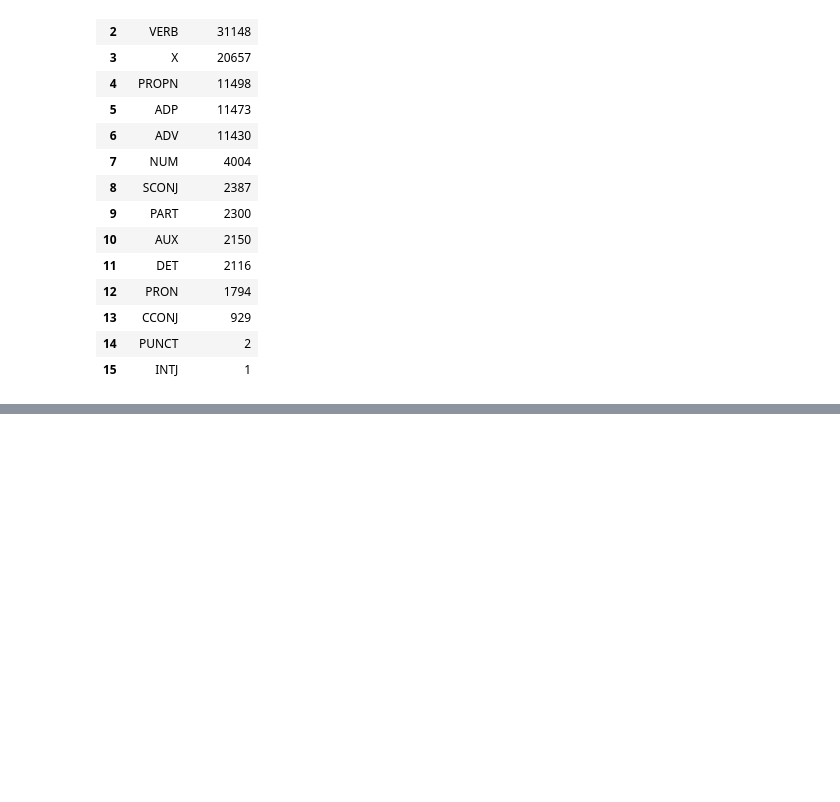
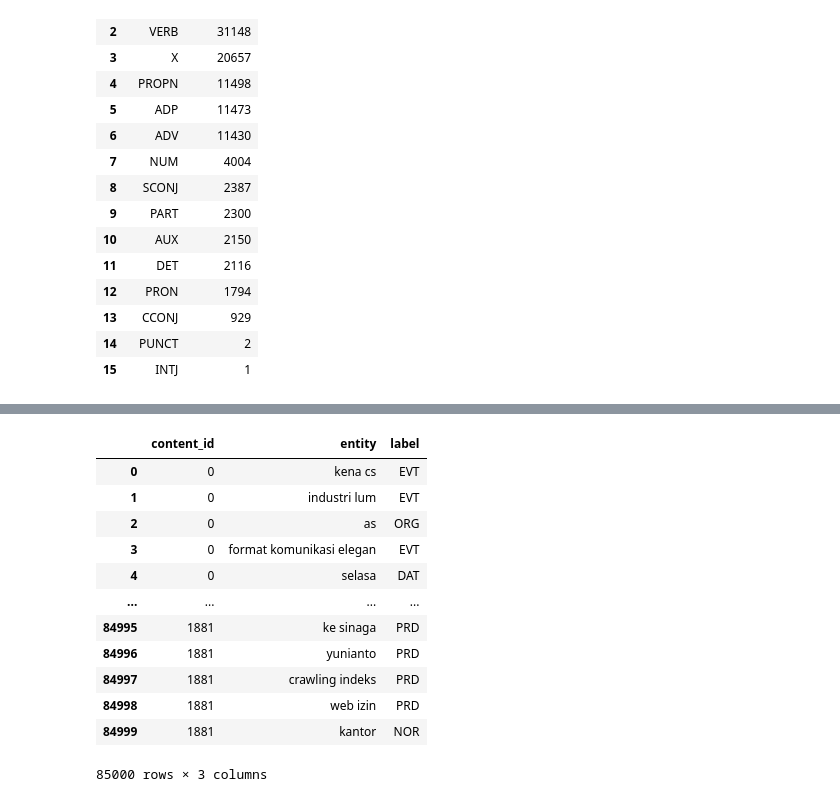
Before and after one commit to ayualfia/5026231033, a Jupyter notebook: Notebook/4_POS_&_NER.ipynb, the cells around one changed output, grey strips where cells are left out. Cells and saved outputs as stored; diff of their text form; code cells hidden in the pictures; blank space fills up the shorter version.

```diff
--- a/Notebook/4_POS_&_NER.ipynb
+++ b/Notebook/4_POS_&_NER.ipynb
@@ -246,0 +325,24 @@ pos_counts
+# %%
+# ==============================
+# Expand NER ke Tabel Per Entitas
+# ==============================
+rows = []
+for idx, row in df.iterrows():
+    for ent in row['NER_Final']:
+        rows.append({'content_id': idx,'entity': ent['entity'],'label': ent['label']})
+df_ner_detail = pd.DataFrame(rows)
+df_ner_detail
+# %% [output]
+|  | content_id | entity | label |
+| 0 | 0 | kena cs | EVT |
+| 1 | 0 | industri lum | EVT |
+| 2 | 0 | as | ORG |
+| 3 | 0 | format komunikasi elegan | EVT |
+| 4 | 0 | selasa | DAT |
+| ... | ... | ... | ... |
+| 84995 | 1881 | ke sinaga | PRD |
+| 84996 | 1881 | yunianto | PRD |
+| 84997 | 1881 | crawling indeks | PRD |
+| 84998 | 1881 | web izin | PRD |
+| 84999 | 1881 | kantor | NOR |
+85000 rows × 3 columns
```
Also changed, not shown: parts of 12 cells of this notebook.
